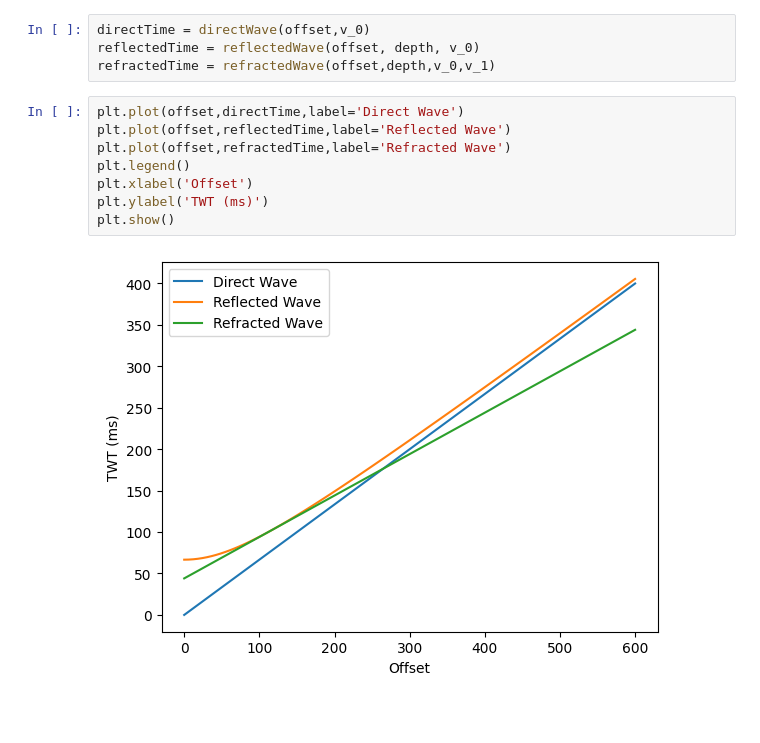
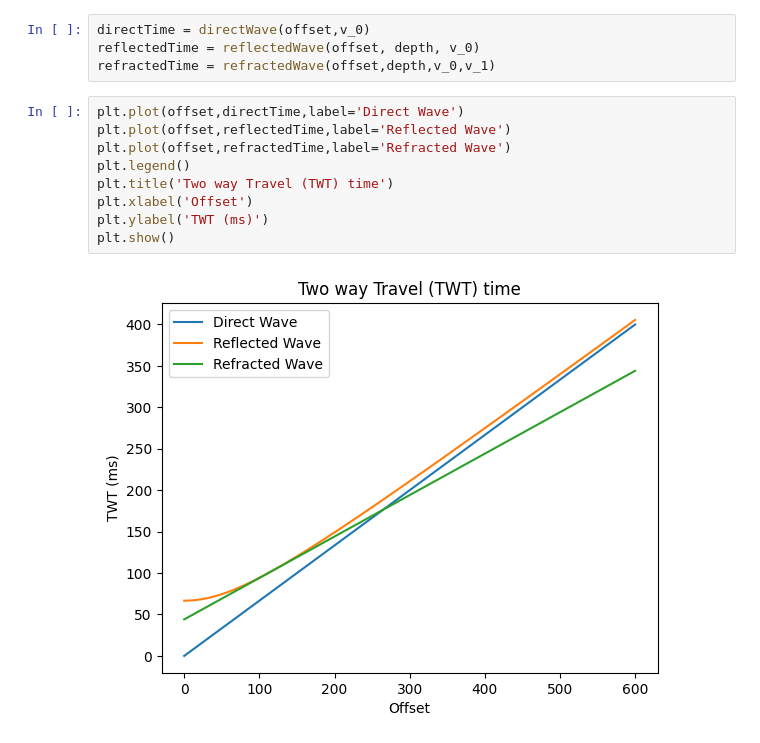
Before and after one commit to rajsahu2004/Seismic-Two-way-travel-time, a Jupyter notebook: twt.ipynb, the cells around one changed output. Cells and saved outputs as stored; diff of their text form; blank space fills up the shorter version.

```diff
--- a/twt.ipynb
+++ b/twt.ipynb
@@ -22,10 +22,11 @@ refractedTime = refractedWave(offset,depth,v_0,v_1)
 # %%
 plt.plot(offset,directTime,label='Direct Wave')
 plt.plot(offset,reflectedTime,label='Reflected Wave')
 plt.plot(offset,refractedTime,label='Refracted Wave')
 plt.legend()
+plt.title('Two way Travel (TWT) time')
 plt.xlabel('Offset')
 plt.ylabel('TWT (ms)')
 plt.show()
 # %% [output]
-[figure, old version]
+[figure, new version]
```
